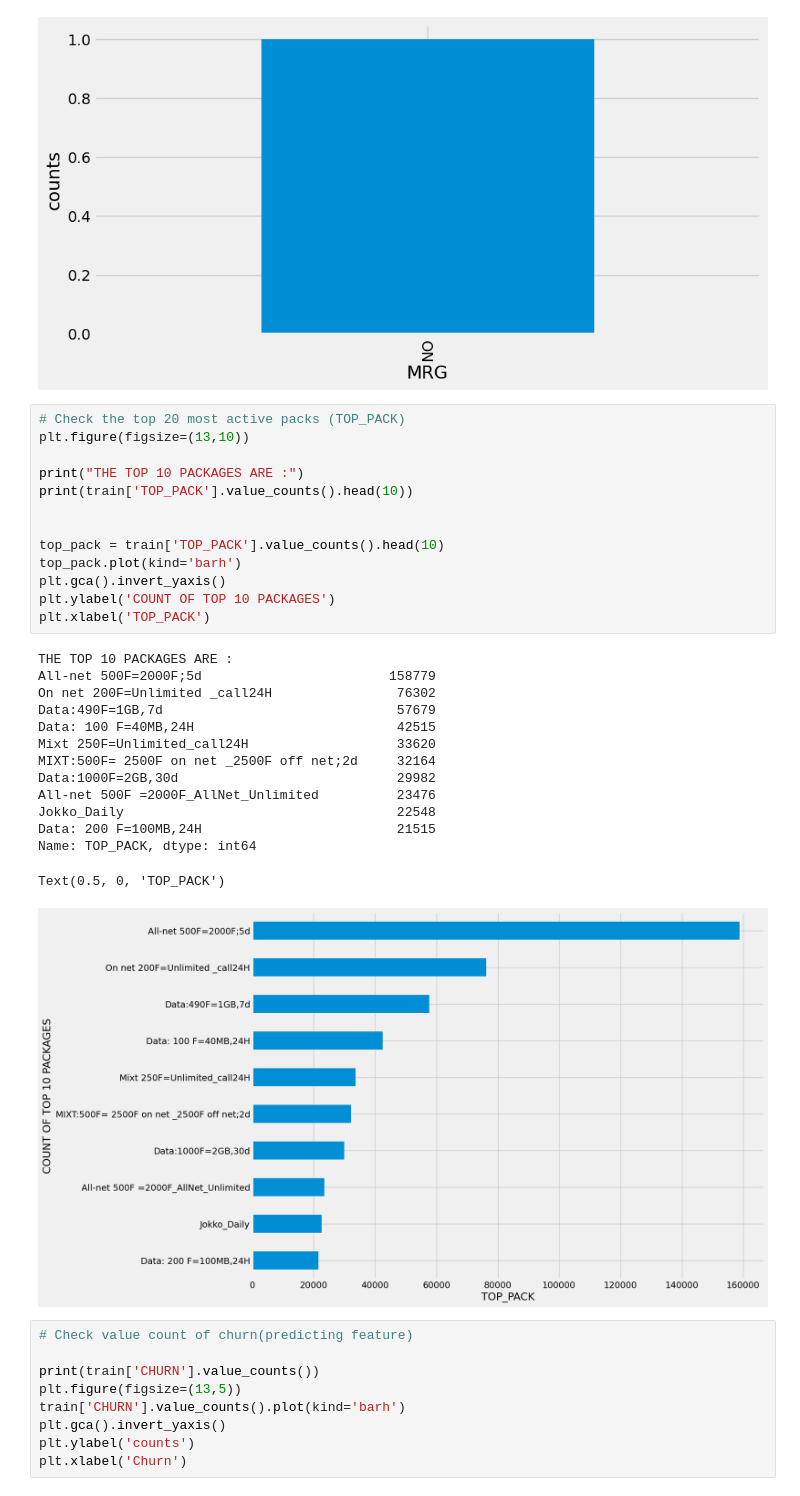
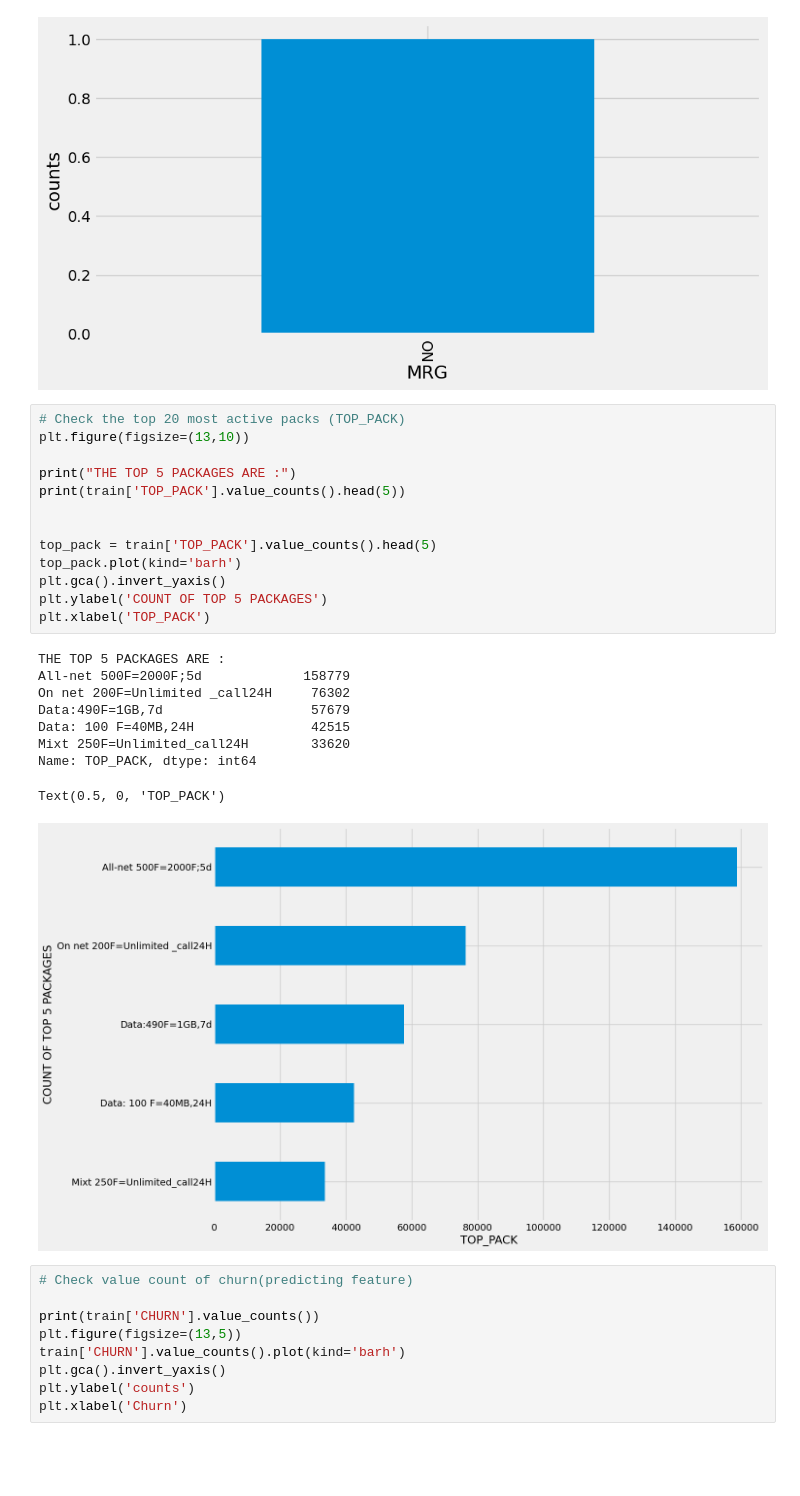
Before and after one commit to elvis-darko/Team_Zurich_Capstone_Project, a Jupyter notebook: Assets/dev/customer_churn_predict_TeamZurich.ipynb, the cells around one changed output. Saved outputs shown, nothing was run; the diff lists cells and outputs as text; blank space fills up the shorter version.

```diff
--- a/Assets/dev/customer_churn_predict_TeamZurich.ipynb
+++ b/Assets/dev/customer_churn_predict_TeamZurich.ipynb
@@ -334,31 +321,26 @@ Text(0.5, 0, 'MRG')
 # %%
 # Check the top 20 most active packs (TOP_PACK)
 plt.figure(figsize=(13,10))
 
-print("THE TOP 10 PACKAGES ARE :")
-print(train['TOP_PACK'].value_counts().head(10))
+print("THE TOP 5 PACKAGES ARE :")
+print(train['TOP_PACK'].value_counts().head(5))
 
 
-top_pack = train['TOP_PACK'].value_counts().head(10)
+top_pack = train['TOP_PACK'].value_counts().head(5)
 top_pack.plot(kind='barh')
 plt.gca().invert_yaxis()
-plt.ylabel('COUNT OF TOP 10 PACKAGES')
+plt.ylabel('COUNT OF TOP 5 PACKAGES')
 plt.xlabel('TOP_PACK')
 # %% [output]
-THE TOP 10 PACKAGES ARE :
-All-net 500F=2000F;5d                        158779
-On net 200F=Unlimited _call24H                76302
-Data:490F=1GB,7d                              57679
-Data: 100 F=40MB,24H                          42515
-Mixt 250F=Unlimited_call24H                   33620
-MIXT:500F= 2500F on net _2500F off net;2d     32164
-Data:1000F=2GB,30d                            29982
-All-net 500F =2000F_AllNet_Unlimited          23476
-Jokko_Daily                                   22548
-Data: 200 F=100MB,24H                         21515
+THE TOP 5 PACKAGES ARE :
+All-net 500F=2000F;5d             158779
+On net 200F=Unlimited _call24H     76302
+Data:490F=1GB,7d                   57679
+Data: 100 F=40MB,24H               42515
+Mixt 250F=Unlimited_call24H        33620
 Name: TOP_PACK, dtype: int64
 Text(0.5, 0, 'TOP_PACK')
-[figure, old version]
+[figure, new version]
 # %%
 # Check value count of churn(predicting feature)
 
```
Also changed, not shown: parts of 2 cells of this notebook.
